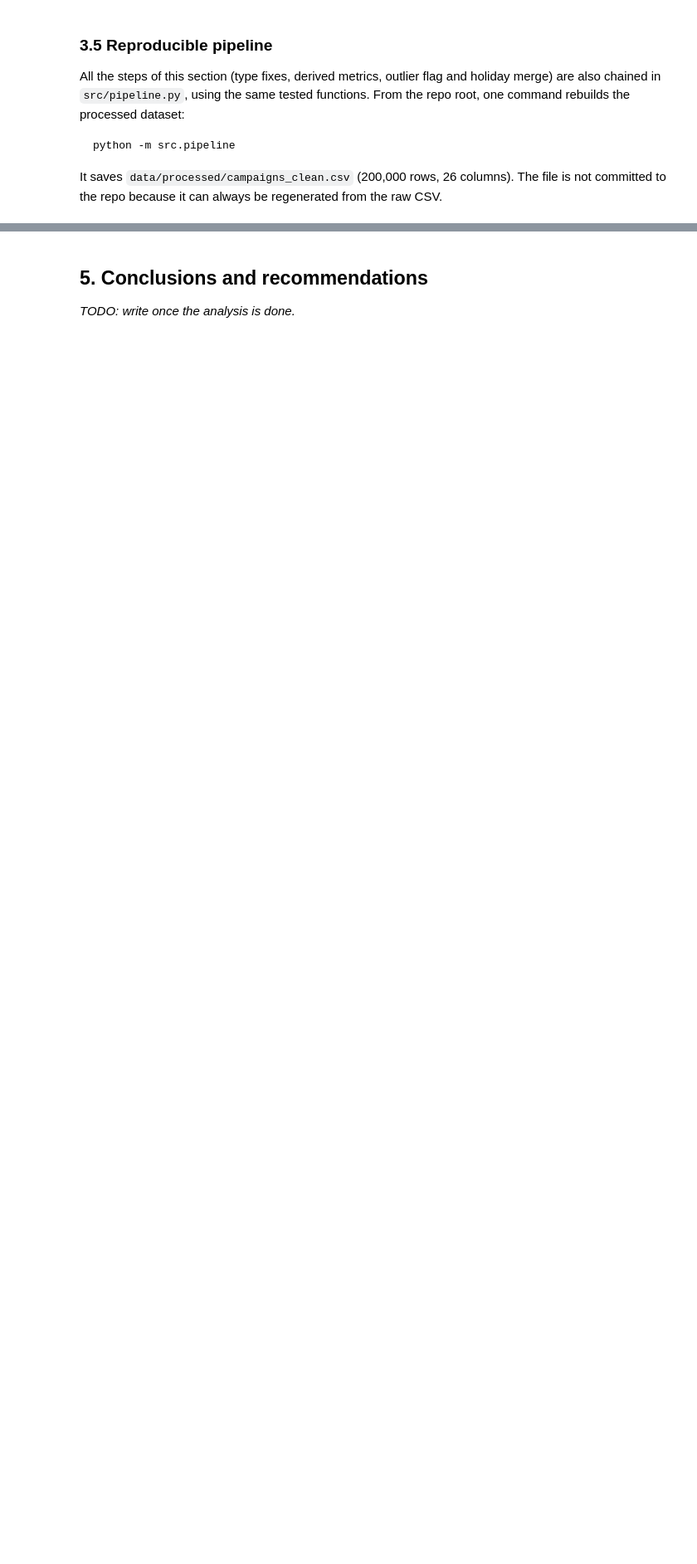
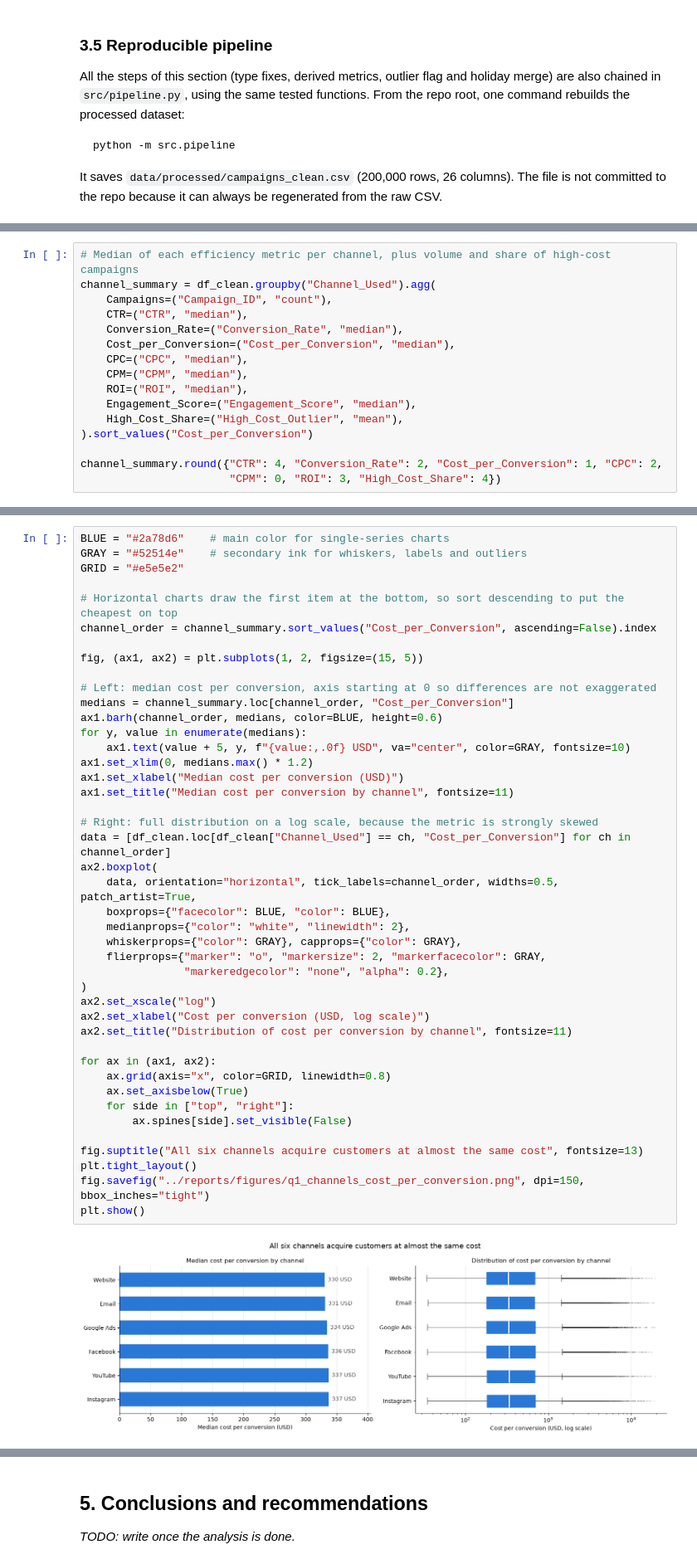
Before and after one commit to IA-P1-BCN/EDA_project_by_Rita, a Jupyter notebook: notebooks/01_eda_marketing_campaigns.ipynb, the cells around one changed output, grey strips where cells are left out. Shown at 83% size. Saved outputs shown, nothing was run; the diff lists cells and outputs as text; blank space fills up the shorter version.

```diff
--- a/notebooks/01_eda_marketing_campaigns.ipynb
+++ b/notebooks/01_eda_marketing_campaigns.ipynb
@@ -517,0 +529,16 @@ _TODO: one subsection per key question, each with a chart and a one-line reading
+# %%
+# Median of each efficiency metric per channel, plus volume and share of high-cost campaigns
+channel_summary = df_clean.groupby("Channel_Used").agg(
+    Campaigns=("Campaign_ID", "count"),
+    CTR=("CTR", "median"),
+    Conversion_Rate=("Conversion_Rate", "median"),
+    Cost_per_Conversion=("Cost_per_Conversion", "median"),
+    CPC=("CPC", "median"),
+    CPM=("CPM", "median"),
+    ROI=("ROI", "median"),
+    Engagement_Score=("Engagement_Score", "median"),
+    High_Cost_Share=("High_Cost_Outlier", "mean"),
+).sort_values("Cost_per_Conversion")
+
+channel_summary.round({"CTR": 4, "Conversion_Rate": 2, "Cost_per_Conversion": 1, "CPC": 2,
+                       "CPM": 0, "ROI": 3, "High_Cost_Share": 4})
@@ -517,0 +554,45 @@ _TODO: one subsection per key question, each with a chart and a one-line reading
+# %%
+BLUE = "#2a78d6"    # main color for single-series charts
+GRAY = "#52514e"    # secondary ink for whiskers, labels and outliers
+GRID = "#e5e5e2"
+
+# Horizontal charts draw the first item at the bottom, so sort descending to put the cheapest on top
+channel_order = channel_summary.sort_values("Cost_per_Conversion", ascending=False).index
+
+fig, (ax1, ax2) = plt.subplots(1, 2, figsize=(15, 5))
+
+# Left: median cost per conversion, axis starting at 0 so differences are not exaggerated
+medians = channel_summary.loc[channel_order, "Cost_per_Conversion"]
+ax1.barh(channel_order, medians, color=BLUE, height=0.6)
+for y, value in enumerate(medians):
+    ax1.text(value + 5, y, f"{value:,.0f} USD", va="center", color=GRAY, fontsize=10)
+ax1.set_xlim(0, medians.max() * 1.2)
+ax1.set_xlabel("Median cost per conversion (USD)")
+ax1.set_title("Median cost per conversion by channel", fontsize=11)
+
+# Right: full distribution on a log scale, because the metric is strongly skewed
+data = [df_clean.loc[df_clean["Channel_Used"] == ch, "Cost_per_Conversion"] for ch in channel_order]
+ax2.boxplot(
+    data, orientation="horizontal", tick_labels=channel_order, widths=0.5, patch_artist=True,
+    boxprops={"facecolor": BLUE, "color": BLUE},
+    medianprops={"color": "white", "linewidth": 2},
+    whiskerprops={"color": GRAY}, capprops={"color": GRAY},
+    flierprops={"marker": "o", "markersize": 2, "markerfacecolor": GRAY,
+                "markeredgecolor": "none", "alpha": 0.2},
+)
+ax2.set_xscale("log")
+ax2.set_xlabel("Cost per conversion (USD, log scale)")
+ax2.set_title("Distribution of cost per conversion by channel", fontsize=11)
+
+for ax in (ax1, ax2):
+    ax.grid(axis="x", color=GRID, linewidth=0.8)
+    ax.set_axisbelow(True)
+    for side in ["top", "right"]:
+        ax.spines[side].set_visible(False)
+
+fig.suptitle("All six channels acquire customers at almost the same cost", fontsize=13)
+plt.tight_layout()
+fig.savefig("../reports/figures/q1_channels_cost_per_conversion.png", dpi=150, bbox_inches="tight")
+plt.show()
+# %% [output]
+[figure, added]
```
Also changed, not shown: parts of 6 cells of this notebook, 3 other files.
